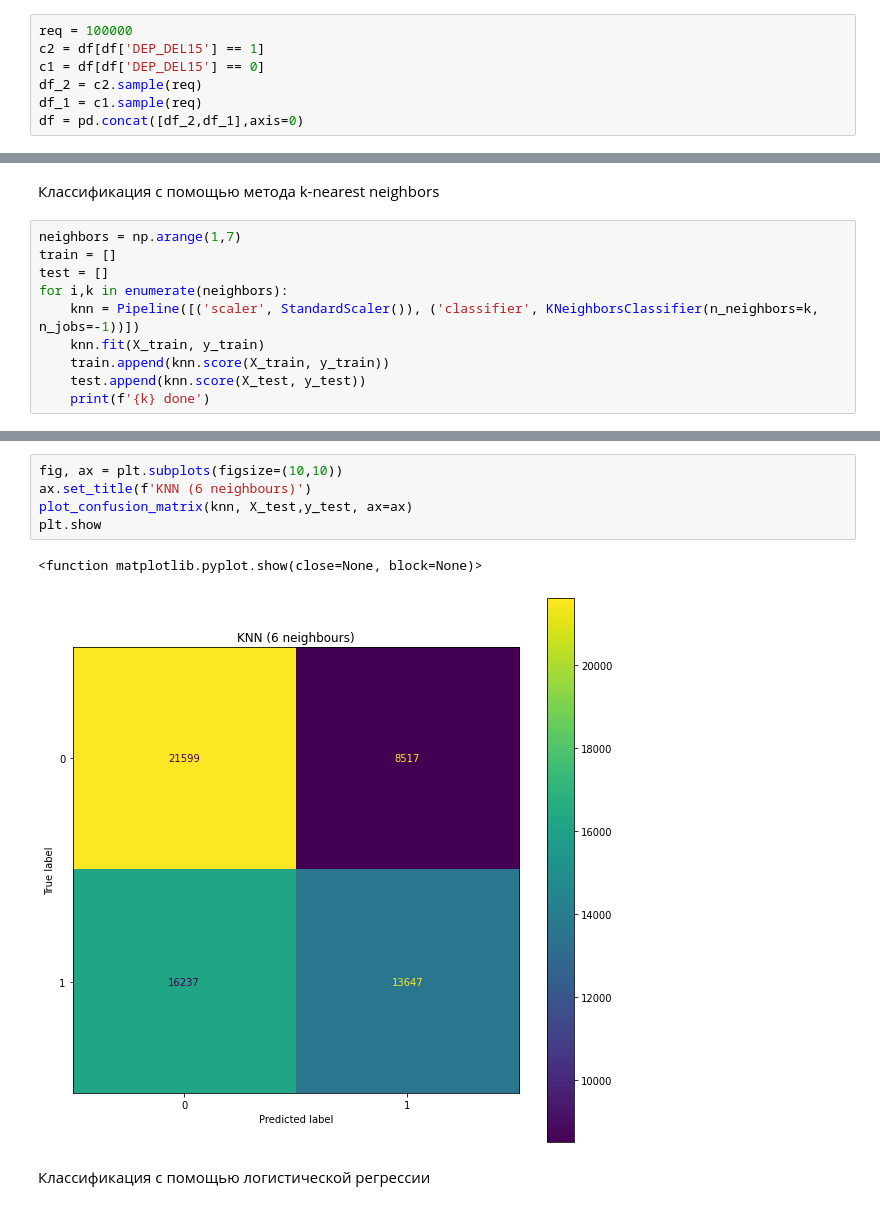
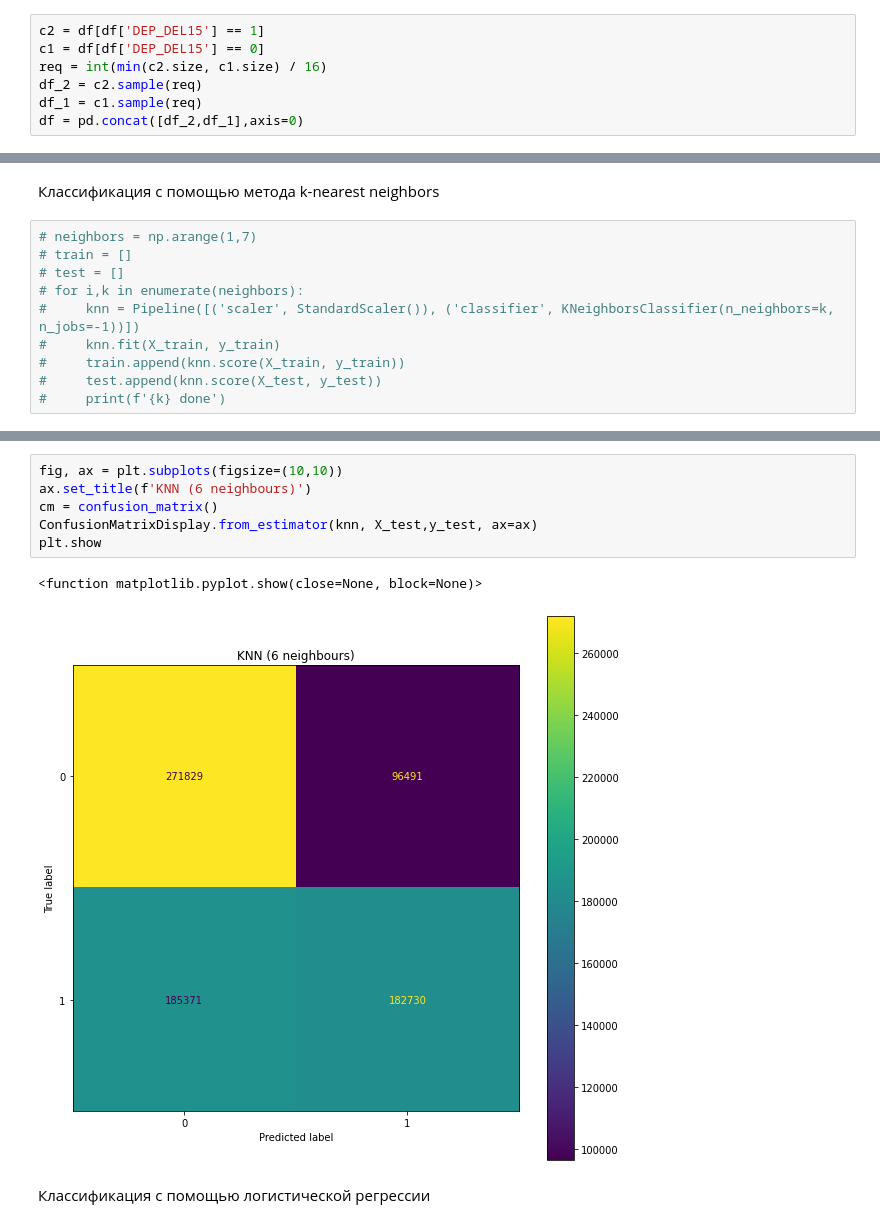
Before and after one commit to Anessivan/Ml-course, a Jupyter notebook: Airline Delays.ipynb, the cells around one changed output, grey strips where cells are left out. Cells and saved outputs as stored; diff of their text form.

```diff
--- a/Airline Delays.ipynb
+++ b/Airline Delays.ipynb
@@ -150,7 +152,7 @@ Text(0, 0.5, 'Departure Delays')
 # %%
-req = 100000
 c2 = df[df['DEP_DEL15'] == 1]
 c1 = df[df['DEP_DEL15'] == 0]
+req = int(min(c2.size, c1.size) / 16)
 df_2 = c2.sample(req)
 df_1 = c1.sample(req)
 df = pd.concat([df_2,df_1],axis=0)
@@ -178,12 +180,12 @@ X_train
 # %% [markdown]
 Классификация с помощью метода k-nearest neighbors
 # %%
-neighbors = np.arange(1,7)
-train = []
-test = []
-for i,k in enumerate(neighbors):
-    knn = Pipeline([('scaler', StandardScaler()), ('classifier', KNeighborsClassifier(n_neighbors=k, n_jobs=-1))])
-    knn.fit(X_train, y_train)
-    train.append(knn.score(X_train, y_train))
-    test.append(knn.score(X_test, y_test))
-    print(f'{k} done')
+# neighbors = np.arange(1,7)
+# train = []
+# test = []
+# for i,k in enumerate(neighbors):
+#     knn = Pipeline([('scaler', StandardScaler()), ('classifier', KNeighborsClassifier(n_neighbors=k, n_jobs=-1))])
+#     knn.fit(X_train, y_train)
+#     train.append(knn.score(X_train, y_train))
+#     test.append(knn.score(X_test, y_test))
+#     print(f'{k} done')
@@ -210,11 +211,12 @@ Pipeline(steps=[('scaler', StandardScaler()),
 # %%
 fig, ax = plt.subplots(figsize=(10,10))
 ax.set_title(f'KNN (6 neighbours)')
-plot_confusion_matrix(knn, X_test,y_test, ax=ax)
+cm = confusion_matrix()
+ConfusionMatrixDisplay.from_estimator(knn, X_test,y_test, ax=ax)
 plt.show
 # %% [output]
 <function matplotlib.pyplot.show(close=None, block=None)>
-[figure, old version]
+[figure, new version]
 # %% [markdown]
 Классификация с помощью логистической регрессии
 # %%
```
Also changed, not shown: parts of 59 cells of this notebook.
